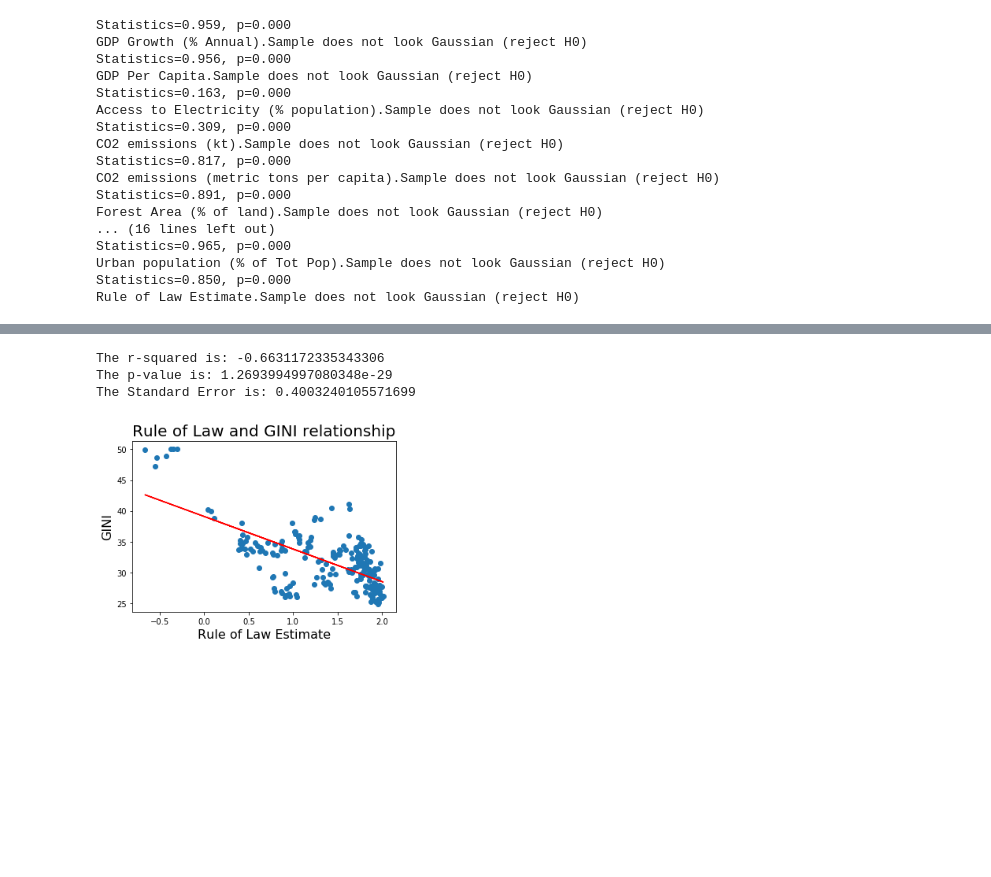
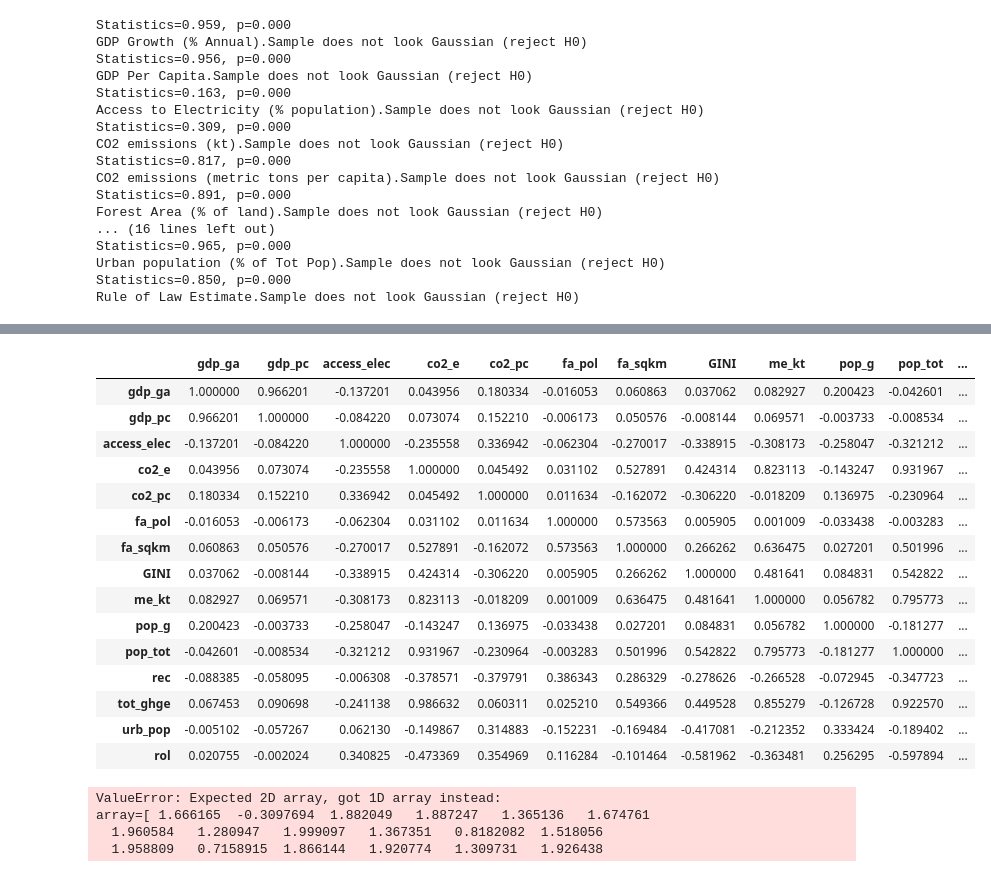
Before and after one commit to FedericoMRenaud/Proyect-One, a Jupyter notebook: All_data_frames/Merging_2002-2018.ipynb, the cells around one changed output, grey strips where cells are left out. Saved outputs shown, nothing was run; the diff lists cells and outputs as text; code cells hidden in the pictures; blank space fills up the shorter version.

```diff
--- a/All_data_frames/Merging_2002-2018.ipynb
+++ b/All_data_frames/Merging_2002-2018.ipynb
@@ -779,28 +614,64 @@ Rule of Law Estimate.Sample does not look Gaussian (reject H0)
+# %%
+# Correlations all countries
+#merge_rules_dnan.corr()
+
+# Correlations among OECD members
+oecd_df.corr(method="spearman")
+# %% [output]
+|  | gdp_ga | gdp_pc | access_elec | co2_e | co2_pc | fa_pol | fa_sqkm | GINI | me_kt | pop_g | pop_tot | ... |
+| gdp_ga | 1.000000 | 0.966201 | -0.137201 | 0.043956 | 0.180334 | -0.016053 | 0.060863 | 0.037062 | 0.082927 | 0.200423 | -0.042601 | ... |
+| gdp_pc | 0.966201 | 1.000000 | -0.084220 | 0.073074 | 0.152210 | -0.006173 | 0.050576 | -0.008144 | 0.069571 | -0.003733 | -0.008534 | ... |
+| access_elec | -0.137201 | -0.084220 | 1.000000 | -0.235558 | 0.336942 | -0.062304 | -0.270017 | -0.338915 | -0.308173 | -0.258047 | -0.321212 | ... |
+| co2_e | 0.043956 | 0.073074 | -0.235558 | 1.000000 | 0.045492 | 0.031102 | 0.527891 | 0.424314 | 0.823113 | -0.143247 | 0.931967 | ... |
+| co2_pc | 0.180334 | 0.152210 | 0.336942 | 0.045492 | 1.000000 | 0.011634 | -0.162072 | -0.306220 | -0.018209 | 0.136975 | -0.230964 | ... |
+| fa_pol | -0.016053 | -0.006173 | -0.062304 | 0.031102 | 0.011634 | 1.000000 | 0.573563 | 0.005905 | 0.001009 | -0.033438 | -0.003283 | ... |
+| fa_sqkm | 0.060863 | 0.050576 | -0.270017 | 0.527891 | -0.162072 | 0.573563 | 1.000000 | 0.266262 | 0.636475 | 0.027201 | 0.501996 | ... |
+| GINI | 0.037062 | -0.008144 | -0.338915 | 0.424314 | -0.306220 | 0.005905 | 0.266262 | 1.000000 | 0.481641 | 0.084831 | 0.542822 | ... |
+| me_kt | 0.082927 | 0.069571 | -0.308173 | 0.823113 | -0.018209 | 0.001009 | 0.636475 | 0.481641 | 1.000000 | 0.056782 | 0.795773 | ... |
+| pop_g | 0.200423 | -0.003733 | -0.258047 | -0.143247 | 0.136975 | -0.033438 | 0.027201 | 0.084831 | 0.056782 | 1.000000 | -0.181277 | ... |
+| pop_tot | -0.042601 | -0.008534 | -0.321212 | 0.931967 | -0.230964 | -0.003283 | 0.501996 | 0.542822 | 0.795773 | -0.181277 | 1.000000 | ... |
+| rec | -0.088385 | -0.058095 | -0.006308 | -0.378571 | -0.379791 | 0.386343 | 0.286329 | -0.278626 | -0.266528 | -0.072945 | -0.347723 | ... |
+| tot_ghge | 0.067453 | 0.090698 | -0.241138 | 0.986632 | 0.060311 | 0.025210 | 0.549366 | 0.449528 | 0.855279 | -0.126728 | 0.922570 | ... |
+| urb_pop | -0.005102 | -0.057267 | 0.062130 | -0.149867 | 0.314883 | -0.152231 | -0.169484 | -0.417081 | -0.212352 | 0.333424 | -0.189402 | ... |
+| rol | 0.020755 | -0.002024 | 0.340825 | -0.473369 | 0.354969 | 0.116284 | -0.101464 | -0.581962 | -0.363481 | 0.256295 | -0.597894 | ... |
 # %%
 # Print out the r-squared value along with the plot.
-OECD_dfdna = OECD_dfdna.dropna()
-x_values = OECD_dfdna["Rule of Law Estimate"]
-y_values = OECD_dfdna["GINI"]
-(slope, intercept, rvalue, pvalue, stderr) = linregress(x_values, y_values)
-regress_values = x_values * slope + intercept
-line_eq = "y = " + str(round(slope,2)) + "x + " + str(round(intercept,2))
-plt.scatter(x_values,y_values)
-plt.plot(x_values,regress_values,"r-")
-plt.annotate(line_eq,(6,10),fontsize=15,color="red")
-plt.title("Rule of Law and GINI relationship", size=20)
-plt.xlabel("Rule of Law Estimate", size=16)
+oecd_df = oecd_df.dropna()
+x_values = oecd_df["rol"]
+y_values = oecd_df["GINI"]
+
+#(slope, intercept, rvalue, pvalue, stderr) = linregress(x_values, y_values)
+#regress_values = x_values * slope + intercept
+#line_eq = "y = " + str(round(slope,2)) + "x + " + str(round(intercept,2))
+#plt.scatter(x_values,y_values)
+#plt.plot(x_values,regress_values,"b-")
+#plt.annotate(line_eq,(6,10),fontsize=15,color="blue")
+
+clf = KernelRidge(kernel='rbf', gamma=0.1)
+clf.fit(x_values, y_values)
+y_pred = clf.predict(x_values)
+pd.Series(y_pred).plot(ax=axarr[0])
+pd.Series(y).plot(ax=axarr[0], marker="o", linewidth=0, color='black')
+
+clf = Ridge()
+clf.fit(x_values, y_values)
+y_pred = clf.predict(x_values)
+pd.Series(y_pred).plot(ax=axarr[0], color='gray')
+
+plt.title("Rule of Law and GINI Association", size=20)
+plt.xlabel("Rule of Law", size=16)
 plt.ylabel("GINI", size=16)
 print(f"The r-squared is: {rvalue}")
 print(f"The p-value is: {pvalue}")
 print(f"The Standard Error is: {stderr}")
 
 # Save the Figure
-#plt.savefig("task1_1.png")
+plt.savefig("correlation_rol_GINI.png")
 
 # Show the Figure
 plt.show()
 # %% [output]
-The r-squared is: -0.6631172335343306
-The p-value is: 1.2693994997080348e-29
-The Standard Error is: 0.4003240105571699
+ValueError: Expected 2D array, got 1D array instead:
+array=[ 1.666165  -0.3097694  1.882049   1.887247   1.365136   1.674761
+  1.960584   1.280947   1.999097   1.367351   0.8182082  1.518056
+  1.958809   0.7158915  1.866144   1.920774   1.309731   1.926438
-[figure, removed]
```
Also changed, not shown: parts of 25 cells of this notebook, 5 other files.
